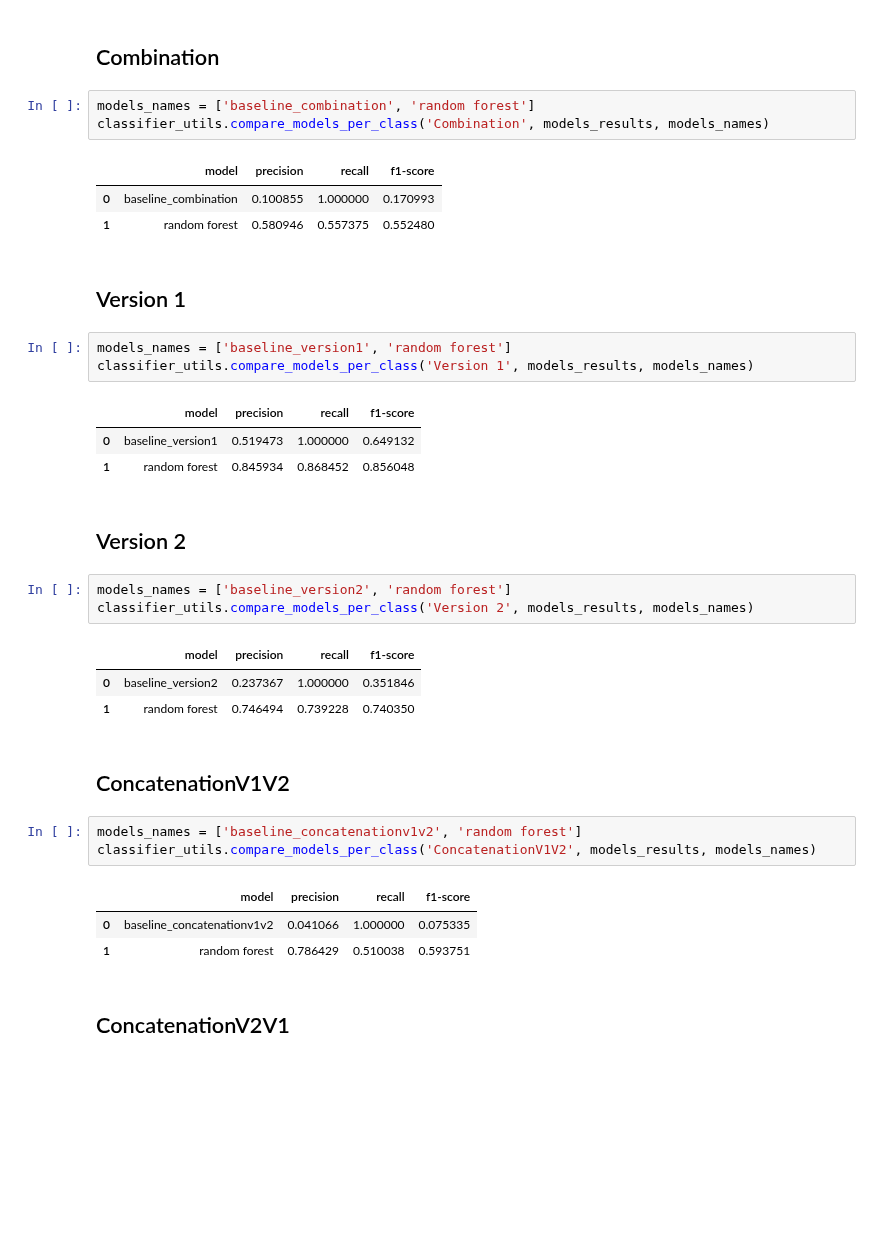
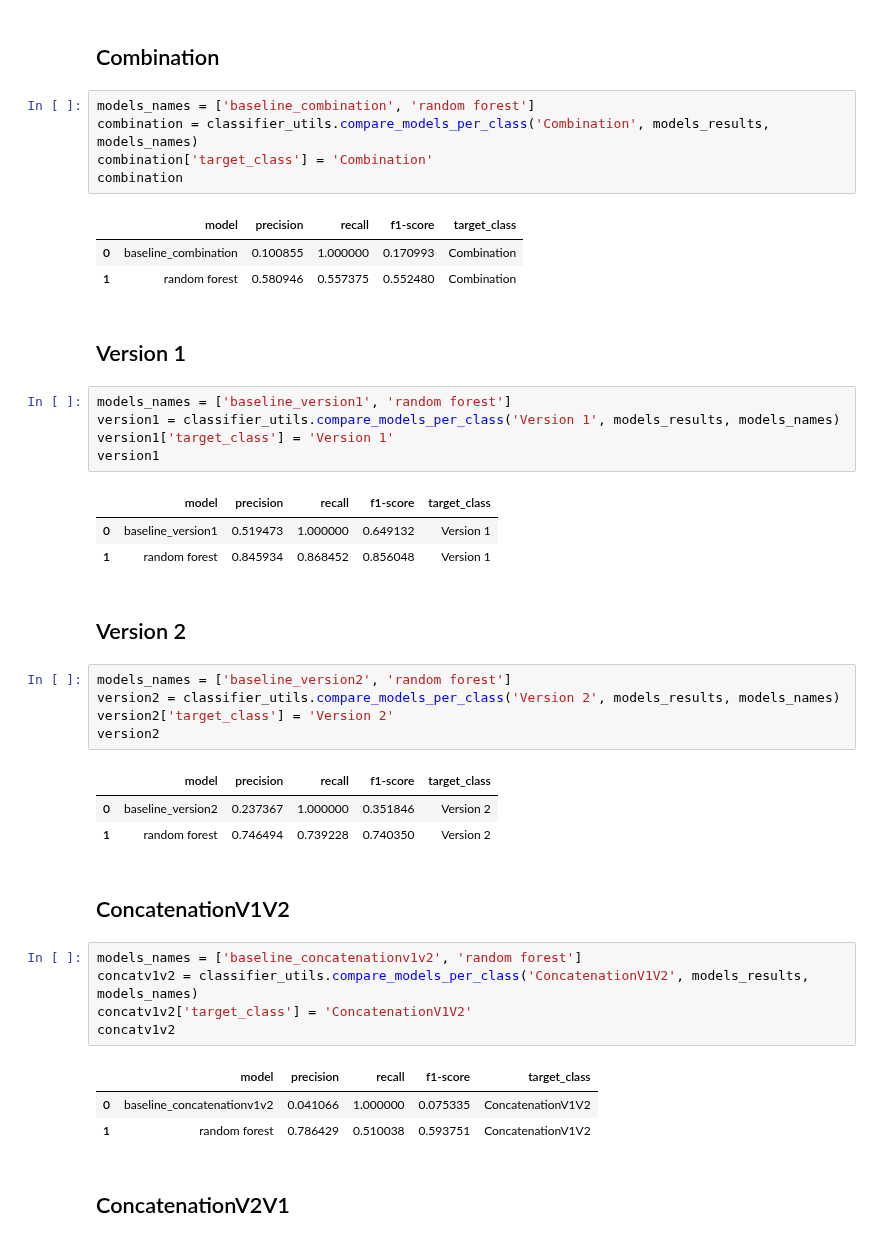
Before and after one commit to gems-uff/mestre, a Jupyter notebook: scripts/classifier/classifier_experiment.ipynb, the cells around one changed output. Drawn from its saved outputs; the diff is of its cells as text; blank space fills up the shorter version.

Commit message:
Updates results export for the experiment notebook

```diff
--- a/scripts/classifier/classifier_experiment.ipynb
+++ b/scripts/classifier/classifier_experiment.ipynb
@@ -205,38 +205,46 @@ for model, model_name in zip(models, all_models_names):
 ## Combination
 # %%
 models_names = ['baseline_combination', 'random forest']
-classifier_utils.compare_models_per_class('Combination', models_results, models_names)
+combination = classifier_utils.compare_models_per_class('Combination', models_results, models_names)
+combination['target_class'] = 'Combination'
+combination
 # %% [output]
-|  | model | precision | recall | f1-score |
-| 0 | baseline_combination | 0.100855 | 1.000000 | 0.170993 |
-| 1 | random forest | 0.580946 | 0.557375 | 0.552480 |
+|  | model | precision | recall | f1-score | target_class |
+| 0 | baseline_combination | 0.100855 | 1.000000 | 0.170993 | Combination |
+| 1 | random forest | 0.580946 | 0.557375 | 0.552480 | Combination |
 # %% [markdown]
 ## Version 1
 # %%
 models_names = ['baseline_version1', 'random forest']
-classifier_utils.compare_models_per_class('Version 1', models_results, models_names)
+version1 = classifier_utils.compare_models_per_class('Version 1', models_results, models_names)
+version1['target_class'] = 'Version 1'
+version1
 # %% [output]
-|  | model | precision | recall | f1-score |
-| 0 | baseline_version1 | 0.519473 | 1.000000 | 0.649132 |
-| 1 | random forest | 0.845934 | 0.868452 | 0.856048 |
+|  | model | precision | recall | f1-score | target_class |
+| 0 | baseline_version1 | 0.519473 | 1.000000 | 0.649132 | Version 1 |
+| 1 | random forest | 0.845934 | 0.868452 | 0.856048 | Version 1 |
 # %% [markdown]
 ## Version 2
 # %%
 models_names = ['baseline_version2', 'random forest']
-classifier_utils.compare_models_per_class('Version 2', models_results, models_names)
+version2 = classifier_utils.compare_models_per_class('Version 2', models_results, models_names)
+version2['target_class'] = 'Version 2'
+version2
 # %% [output]
-|  | model | precision | recall | f1-score |
-| 0 | baseline_version2 | 0.237367 | 1.000000 | 0.351846 |
-| 1 | random forest | 0.746494 | 0.739228 | 0.740350 |
+|  | model | precision | recall | f1-score | target_class |
+| 0 | baseline_version2 | 0.237367 | 1.000000 | 0.351846 | Version 2 |
+| 1 | random forest | 0.746494 | 0.739228 | 0.740350 | Version 2 |
 # %% [markdown]
 ## ConcatenationV1V2
 # %%
 models_names = ['baseline_concatenationv1v2', 'random forest']
-classifier_utils.compare_models_per_class('ConcatenationV1V2', models_results, models_names)
+concatv1v2 = classifier_utils.compare_models_per_class('ConcatenationV1V2', models_results, models_names)
+concatv1v2['target_class'] = 'ConcatenationV1V2'
+concatv1v2
 # %% [output]
-|  | model | precision | recall | f1-score |
-| 0 | baseline_concatenationv1v2 | 0.041066 | 1.000000 | 0.075335 |
-| 1 | random forest | 0.786429 | 0.510038 | 0.593751 |
+|  | model | precision | recall | f1-score | target_class |
+| 0 | baseline_concatenationv1v2 | 0.041066 | 1.000000 | 0.075335 | ConcatenationV1V2 |
+| 1 | random forest | 0.786429 | 0.510038 | 0.593751 | ConcatenationV1V2 |
 # %% [markdown]
 ## ConcatenationV2V1
 # %%
```
Also changed, not shown: parts of 4 cells of this notebook, 1 other file.
